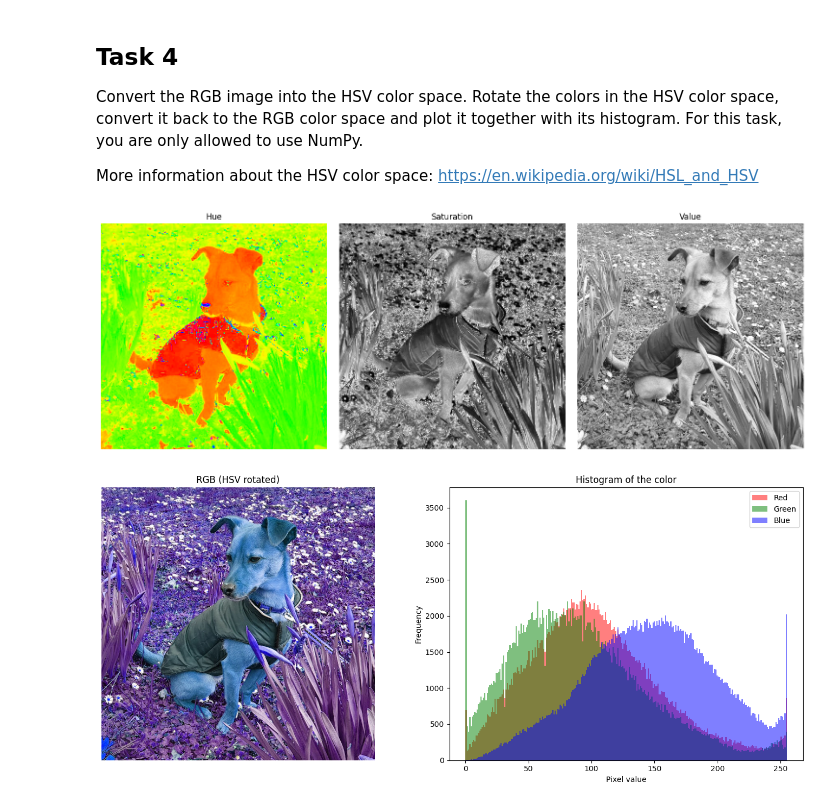
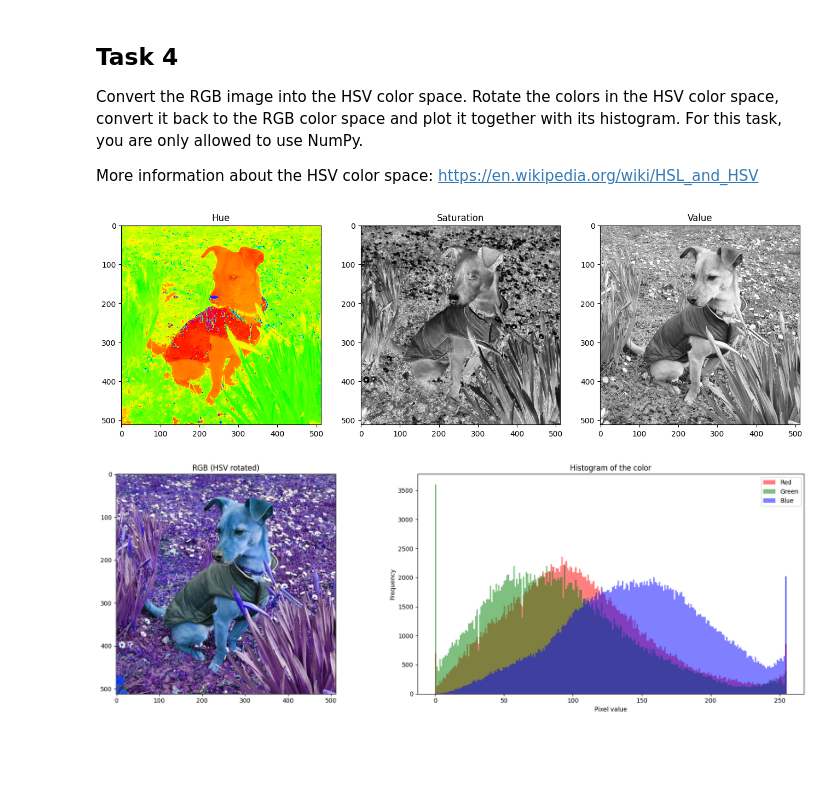
Before and after one commit to binyamolango/3dcv-students, a Jupyter notebook: 1.0-tl-scientific-python.ipynb, the cells around one changed output. Cells and saved outputs as stored; diff of their text form; code cells hidden in the pictures; blank space fills up the shorter version.

```diff
--- a/1.0-tl-scientific-python.ipynb
+++ b/1.0-tl-scientific-python.ipynb
@@ -229,20 +227,20 @@ def rgb2hsv(image):
     green = image[..., 1]
     blue = image[..., 2]
 
-    channel_max = np.max(image, axis=2)
-    channel_min = np.min(image, axis=2)
-    delta = channel_max - channel_min
+    channel_max_value = np.max(image, axis=2)
+    channel_min_value = np.min(image, axis=2)
+    delta = channel_max_value - channel_min_value
 
     hsv = np.zeros_like(image, dtype=np.float32)
-    value = channel_max
-    saturation = np.where(channel_max == 0, 0.0, delta / channel_max)
+    value = channel_max_value
+    saturation = np.where(channel_max_value == 0, 0.0, delta / channel_max_value)
 
-    hue = np.zeros_like(channel_max, dtype=np.float32)
+    hue = np.zeros_like(channel_max_value, dtype=np.float32)
     non_zero_delta = delta != 0
 
-    red_max = non_zero_delta & (channel_max == red)
-    green_max = non_zero_delta & (channel_max == green)
-    blue_max = non_zero_delta & (channel_max == blue)
+    red_max = non_zero_delta & (channel_max_value == red)
+    green_max = non_zero_delta & (channel_max_value == green)
+    blue_max = non_zero_delta & (channel_max_value == blue)
 
     hue[red_max] = ((green - blue)[red_max] / delta[red_max]) % 6.0
     hue[green_max] = ((blue - red)[green_max] / delta[green_max]) + 2.0
@@ -310,51 +308,47 @@ image_hsv = rgb2hsv(image)
 
 # TODO: plot image
 
-fig, axs = plt.subplots(1, 3, figsize=(15, 5))
+fig, axs = plt.subplots(1, 3, figsize=(16, 5))
 axs[0].imshow(image_hsv[..., 0], cmap="hsv", vmin=0.0, vmax=1.0)
 axs[0].set_title("Hue")
-axs[0].axis("off")
 
 axs[1].imshow(image_hsv[..., 1], cmap="gray", vmin=0.0, vmax=1.0)
 axs[1].set_title("Saturation")
-axs[1].axis("off")
 
 axs[2].imshow(image_hsv[..., 2], cmap="gray", vmin=0.0, vmax=1.0)
 axs[2].set_title("Value")
-axs[2].axis("off")
 
 plt.tight_layout()
 plt.show()
 
 # TODO: Rotate the colors in hsv color space
 image_hsv_rotated = image_hsv.copy()
 image_hsv_rotated[..., 0] = (image_hsv_rotated[..., 0] + 0.5) % 1.0
 
 # TODO: Now, convert it back from HSV to RGB and plot it
 
 image_rgb_rotated = hsv2rgb(image_hsv_rotated)
 
 # TODO: Plot the color histogram of the inverted RGB image
 
-fig, axs = plt.subplots(1, 2, figsize=(14, 6))
+fig, axs = plt.subplots(1, 2, figsize=(18, 6))
 axs[0].imshow(image_rgb_rotated)
 axs[0].set_title("RGB (HSV rotated)")
-axs[0].axis("off")
 
 red = image_rgb_rotated[..., 0].ravel()
 green = image_rgb_rotated[..., 1].ravel()
 blue = image_rgb_rotated[..., 2].ravel()
 
 axs[1].hist(red, bins=256, range=(0, 255), color="red", alpha=0.5, label="Red")
 axs[1].hist(green, bins=256, range=(0, 255), color="green", alpha=0.5, label="Green")
 axs[1].hist(blue, bins=256, range=(0, 255), color="blue", alpha=0.5, label="Blue")
 axs[1].set_title("Histogram of the color")
 axs[1].set_xlabel("Pixel value")
 axs[1].set_ylabel("Frequency")
 axs[1].legend()
 
 plt.tight_layout()
 plt.show()
 # %% [output]
-[figure, old version]
+[figure, new version]
-[figure, old version]
+[figure, new version]
```
Also changed, not shown: parts of 1 cell of this notebook.
